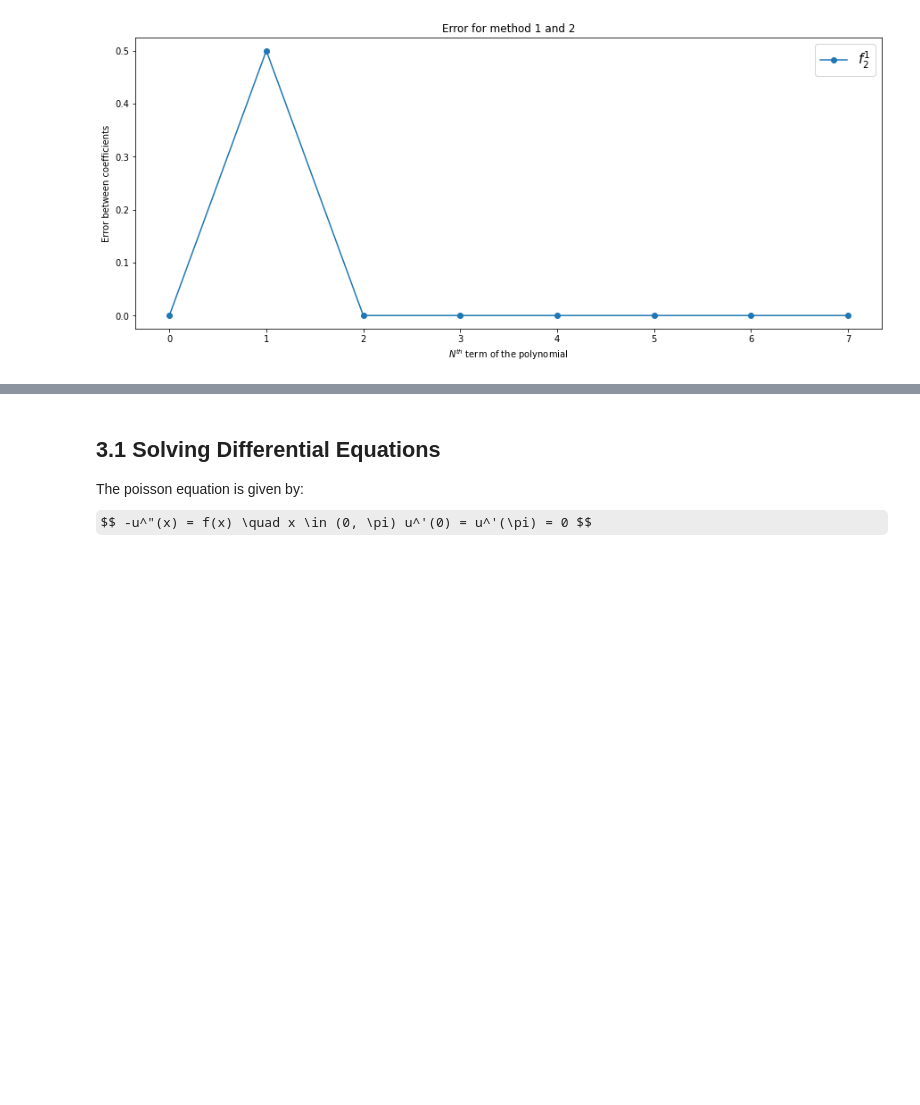
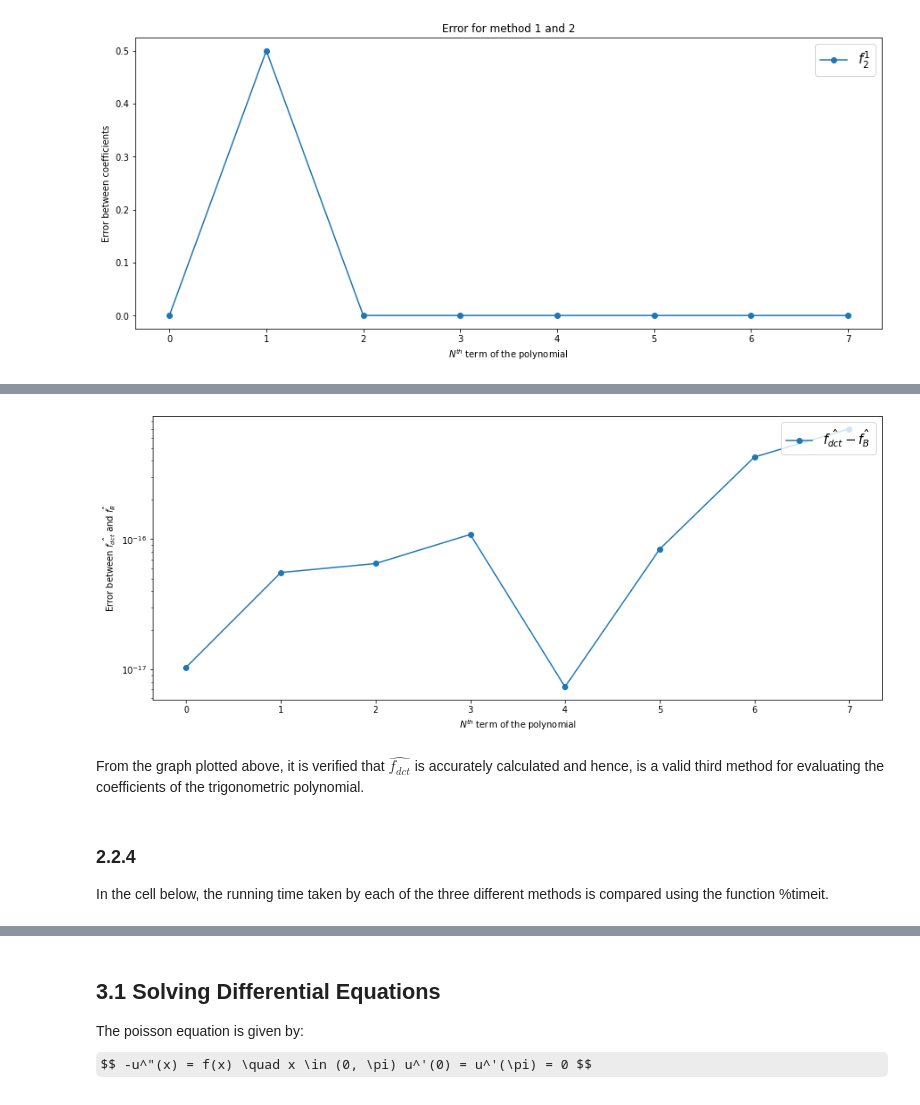
Before and after one commit to vrushank-agrawal/MAA106, a Jupyter notebook: MAA106 - project.ipynb, the cells around one changed output, grey strips where cells are left out. Cells and saved outputs as stored; diff of their text form; code cells hidden in the pictures; some formulas as TeX source; blank space fills up the shorter version.

```diff
--- a/MAA106 - project.ipynb
+++ b/MAA106 - project.ipynb
@@ -311,33 +314,32 @@ Now, computing the product of a matrix with a vector is an operation of the orde
 # %%
 B = [[] for i in range(N)]                             # initializing matrix B
 
-for j in range(N):
-    B[j] = [ cos( (j * X_k(k, N)) ) / N for k in range(N) ]
+def poly_eval_B():
 
-    # print(B[j])
+    for j in range(N):
+        B[j] = [ cos( (j * X_k(k, N)) ) / N for k in range(N) ]
 
-# debugging function to check A . B is the Identity matrix
+        # print(B[j])
 
-# I_n = np.dot( B, A )
+    # debugging code to check A . B is the Identity matrix
 
-# print(I_n)
+    # I_n = np.dot( B, A )
+    # print(I_n)
 
 
-f_hat_B = np.dot(B, fX_vals)
+    return np.dot(B, fX_vals)
 
 
-# debugging function to check validity of the the matrix B
+    # debugging code to check validity of the the matrix B
 
-# vals = np.dot(B, fX_vals)
+    # vals = np.dot(B, fX_vals)
+    # print(vals)
+    # print(f_hat_B)
 
-# print(vals)
-# print(f_hat_B)
-
-
-tabk = np.arange(0, N)
+f_hat_B = poly_eval_B()
 
 plt.figure(figsize=( 15, 6))
-plt.plot( tabk, f_hat_B, marker = 'o', label=f'$f_{2}^{2*i + 1}$')
+plt.plot( tabk, f_hat_B, marker = 'o', label = f'$f_{2}^{2*i + 1}$')
 plt.legend(fontsize='15', loc='upper right')
 plt.title(f'Error for method 1 and 2')
 plt.yscale('linear')
@@ -352,0 +357,21 @@ Here we will use the Discrete Cosine Transform (DCT) and the inverse Discrete Co
+# %%
+def DCT():
+    return fftpack.dct(fX_vals) / (2 * N)
+
+f_hat_dct = DCT()
+
+plt.figure(figsize=( 15, 6))
+plt.plot( np.abs(f_hat_dct - f_hat_B), marker = 'o', label = '$\hat{f_{dct}} - \hat{f_B}$')
+plt.legend(fontsize='15', loc='upper right')
+plt.yscale('log')
+plt.xlabel('$N^{th}$ term of the polynomial')
+plt.ylabel('Error between $\hat{f_{dct}}$ and $\hat{f_B}$')
+plt.show()
+# %% [output]
+[figure, added]
+# %% [markdown]
+From the graph plotted above, it is verified that $\hat{f_{dct}}$ is accurately calculated and hence, is a valid third method for evaluating the coefficients of the trigonometric polynomial.
+# %% [markdown]
+<h3> 2.2.4 </h3>
+
+In the cell below, the running time taken by each of the three different methods is compared using the function %timeit.
```
Also changed, not shown: parts of 16 cells of this notebook.
